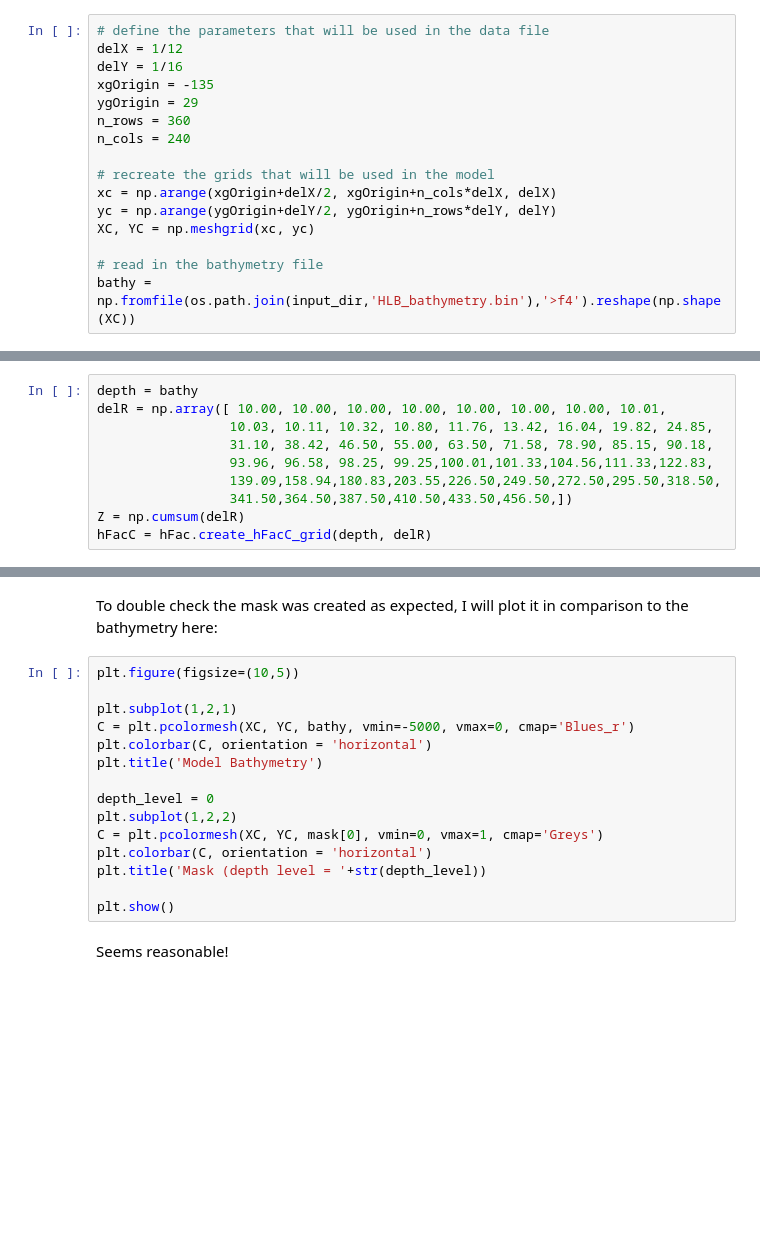
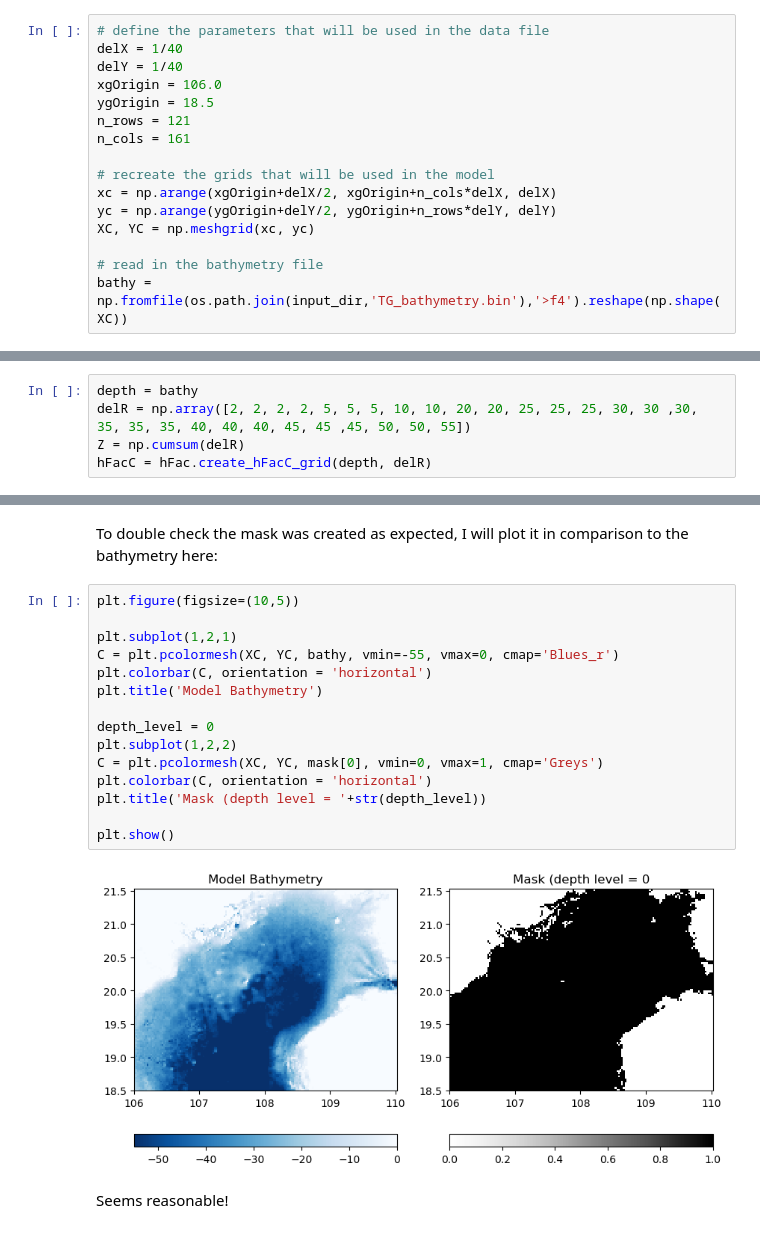
Before and after one commit to makinchii/CS185C, a Jupyter notebook: project/notebooks/Creating the Boundaries.ipynb, the cells around one changed output, grey strips where cells are left out. Drawn from its saved outputs; the diff is of its cells as text; blank space fills up the shorter version.

```diff
--- a/project/notebooks/Creating the Boundaries.ipynb
+++ b/project/notebooks/Creating the Boundaries.ipynb
@@ -58,12 +74,12 @@ As described [HERE](https://ecco-v4-python-tutorial.readthedocs.io/ECCO_v4_Plott
 Here, I will recreate the grid I will use in my model and read in the bathymetry file (see previous notebooks for details):
 # %%
 # define the parameters that will be used in the data file
-delX = 1/12
-delY = 1/16
-xgOrigin = -135
-ygOrigin = 29
-n_rows = 360
-n_cols = 240
+delX = 1/40
+delY = 1/40
+xgOrigin = 106.0
+ygOrigin = 18.5
+n_rows = 121
+n_cols = 161
 
 # recreate the grids that will be used in the model
 xc = np.arange(xgOrigin+delX/2, xgOrigin+n_cols*delX, delX)
@@ -71,19 +87,14 @@ yc = np.arange(ygOrigin+delY/2, ygOrigin+n_rows*delY, delY)
 XC, YC = np.meshgrid(xc, yc)
 
 # read in the bathymetry file
-bathy = np.fromfile(os.path.join(input_dir,'HLB_bathymetry.bin'),'>f4').reshape(np.shape(XC))
+bathy = np.fromfile(os.path.join(input_dir,'TG_bathymetry.bin'),'>f4').reshape(np.shape(XC))
 # %% [markdown]
 With an eye toward the interpolation to come next, I will make a mask to determine where the interpolatation will take place. I will create this mask by recreating the `hFac` field for my model using the `hFac` module from the `eccoseas` package:
 # %%
 from eccoseas.downscale import hFac
 # %%
 depth = bathy
-delR = np.array([ 10.00, 10.00, 10.00, 10.00, 10.00, 10.00, 10.00, 10.01,
-                 10.03, 10.11, 10.32, 10.80, 11.76, 13.42, 16.04, 19.82, 24.85,
-                 31.10, 38.42, 46.50, 55.00, 63.50, 71.58, 78.90, 85.15, 90.18,
-                 93.96, 96.58, 98.25, 99.25,100.01,101.33,104.56,111.33,122.83,
-                 139.09,158.94,180.83,203.55,226.50,249.50,272.50,295.50,318.50,
-                 341.50,364.50,387.50,410.50,433.50,456.50,])
+delR = np.array([2, 2, 2, 2, 5, 5, 5, 10, 10, 20, 20, 25, 25, 25, 30, 30 ,30, 35, 35, 35, 40, 40, 40, 45, 45 ,45, 50, 50, 55])
 Z = np.cumsum(delR)
 hFacC = hFac.create_hFacC_grid(depth, delR)
 # %% [markdown]
@@ -96,18 +107,20 @@ To double check the mask was created as expected, I will plot it in comparison t
 # %%
 plt.figure(figsize=(10,5))
 
 plt.subplot(1,2,1)
-C = plt.pcolormesh(XC, YC, bathy, vmin=-5000, vmax=0, cmap='Blues_r')
+C = plt.pcolormesh(XC, YC, bathy, vmin=-55, vmax=0, cmap='Blues_r')
 plt.colorbar(C, orientation = 'horizontal')
 plt.title('Model Bathymetry')
 
 depth_level = 0
 plt.subplot(1,2,2)
 C = plt.pcolormesh(XC, YC, mask[0], vmin=0, vmax=1, cmap='Greys')
 plt.colorbar(C, orientation = 'horizontal')
 plt.title('Mask (depth level = '+str(depth_level))
 
 plt.show()
+# %% [output]
+[figure, added]
 # %% [markdown]
 Seems reasonable!
 # %% [markdown]
```
Also changed, not shown: parts of 11 cells of this notebook, 4 other files.
